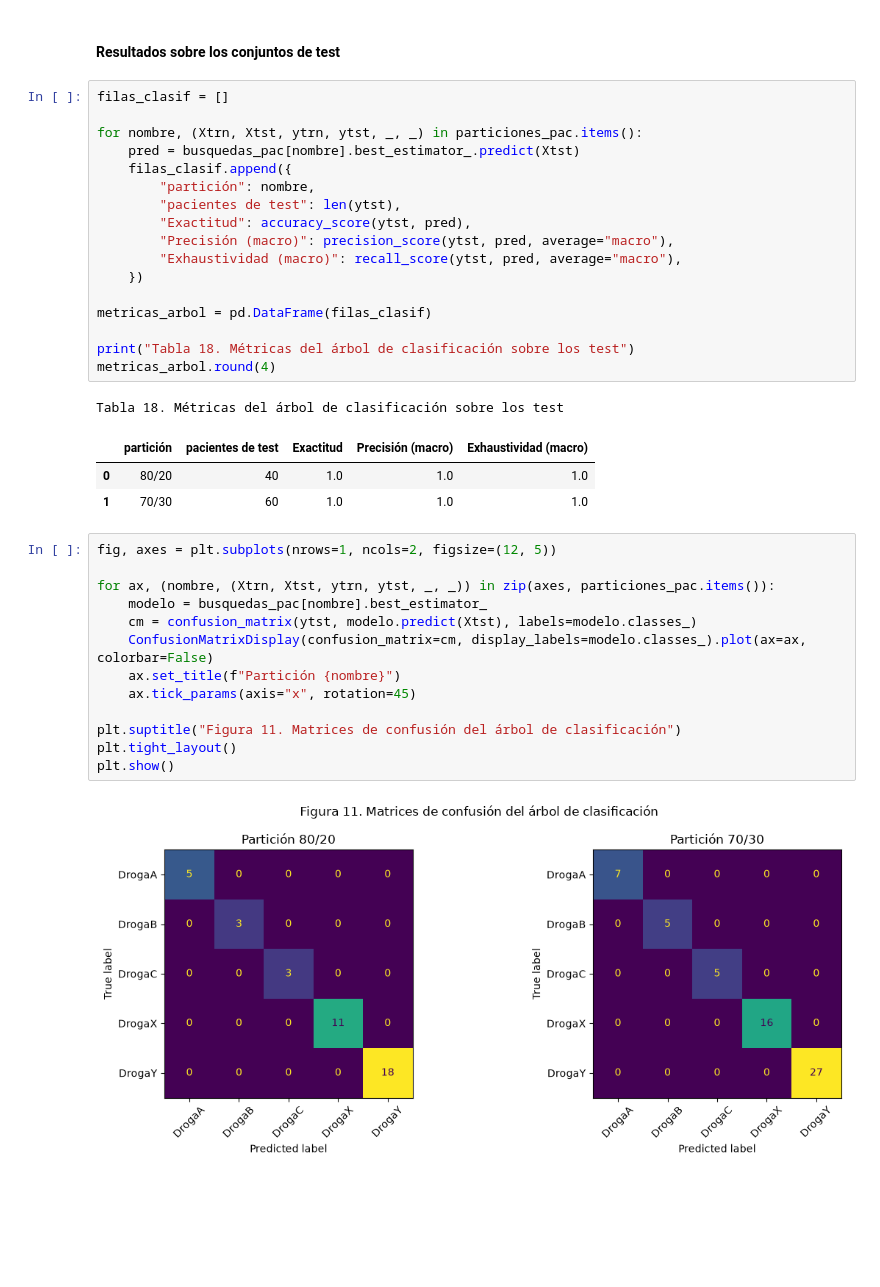
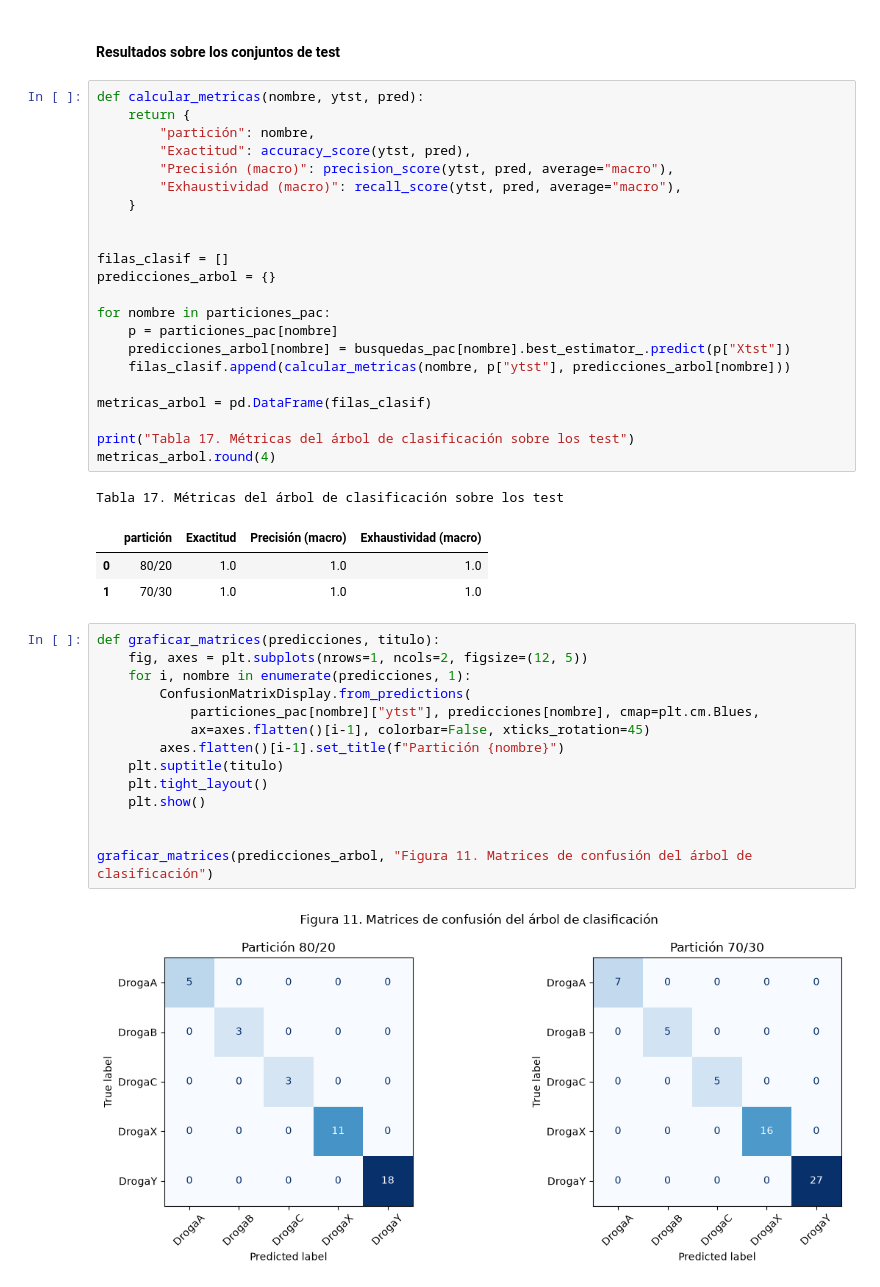
Before and after one commit to frankoespa/tuia-mineria-de-datos, a Jupyter notebook: tp2/tp2_mineria_renna_esparza.ipynb, the cells around one changed output. Cells and saved outputs as stored; diff of their text form; blank space fills up the shorter version.

```diff
--- a/tp2/tp2_mineria_renna_esparza.ipynb
+++ b/tp2/tp2_mineria_renna_esparza.ipynb
@@ -863,40 +812,46 @@ Esa rama era justamente la que separaba una de las clases minoritarias, así que
 # %% [markdown]
 #### Resultados sobre los conjuntos de test
 # %%
-filas_clasif = []
-
-for nombre, (Xtrn, Xtst, ytrn, ytst, _, _) in particiones_pac.items():
-    pred = busquedas_pac[nombre].best_estimator_.predict(Xtst)
-    filas_clasif.append({
+def calcular_metricas(nombre, ytst, pred):
+    return {
         "partición": nombre,
-        "pacientes de test": len(ytst),
         "Exactitud": accuracy_score(ytst, pred),
         "Precisión (macro)": precision_score(ytst, pred, average="macro"),
         "Exhaustividad (macro)": recall_score(ytst, pred, average="macro"),
-    })
+    }
+
+
+filas_clasif = []
+predicciones_arbol = {}
+
+for nombre in particiones_pac:
+    p = particiones_pac[nombre]
+    predicciones_arbol[nombre] = busquedas_pac[nombre].best_estimator_.predict(p["Xtst"])
+    filas_clasif.append(calcular_metricas(nombre, p["ytst"], predicciones_arbol[nombre]))
 
 metricas_arbol = pd.DataFrame(filas_clasif)
 
-print("Tabla 18. Métricas del árbol de clasificación sobre los test")
+print("Tabla 17. Métricas del árbol de clasificación sobre los test")
 metricas_arbol.round(4)
 # %% [output]
-Tabla 18. Métricas del árbol de clasificación sobre los test
+Tabla 17. Métricas del árbol de clasificación sobre los test
-|  | partición | pacientes de test | Exactitud | Precisión (macro) | Exhaustividad (macro) |
-| 0 | 80/20 | 40 | 1.0 | 1.0 | 1.0 |
-| 1 | 70/30 | 60 | 1.0 | 1.0 | 1.0 |
+|  | partición | Exactitud | Precisión (macro) | Exhaustividad (macro) |
+| 0 | 80/20 | 1.0 | 1.0 | 1.0 |
+| 1 | 70/30 | 1.0 | 1.0 | 1.0 |
 # %%
-fig, axes = plt.subplots(nrows=1, ncols=2, figsize=(12, 5))
+def graficar_matrices(predicciones, titulo):
+    fig, axes = plt.subplots(nrows=1, ncols=2, figsize=(12, 5))
+    for i, nombre in enumerate(predicciones, 1):
+        ConfusionMatrixDisplay.from_predictions(
+            particiones_pac[nombre]["ytst"], predicciones[nombre], cmap=plt.cm.Blues,
+            ax=axes.flatten()[i-1], colorbar=False, xticks_rotation=45)
+        axes.flatten()[i-1].set_title(f"Partición {nombre}")
+    plt.suptitle(titulo)
+    plt.tight_layout()
+    plt.show()
 
-for ax, (nombre, (Xtrn, Xtst, ytrn, ytst, _, _)) in zip(axes, particiones_pac.items()):
-    modelo = busquedas_pac[nombre].best_estimator_
-    cm = confusion_matrix(ytst, modelo.predict(Xtst), labels=modelo.classes_)
-    ConfusionMatrixDisplay(confusion_matrix=cm, display_labels=modelo.classes_).plot(ax=ax, colorbar=False)
-    ax.set_title(f"Partición {nombre}")
-    ax.tick_params(axis="x", rotation=45)
 
-plt.suptitle("Figura 11. Matrices de confusión del árbol de clasificación")
-plt.tight_layout()
-plt.show()
+graficar_matrices(predicciones_arbol, "Figura 11. Matrices de confusión del árbol de clasificación")
 # %% [output]
-[figure, old version]
+[figure, new version]
 # %% [markdown]
```
Also changed, not shown: parts of 96 cells of this notebook, 2 other files.
